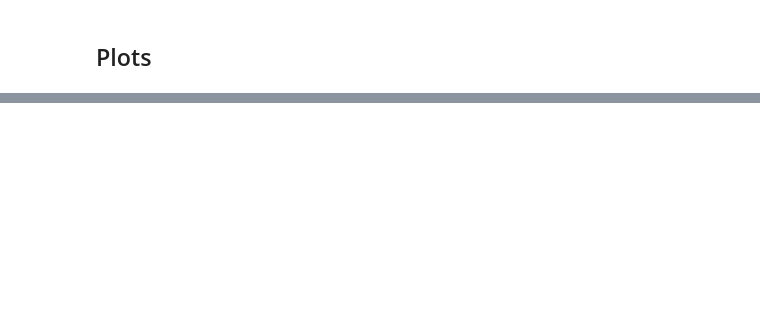
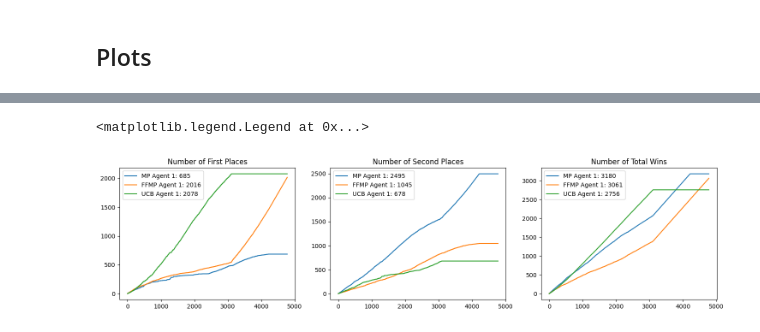
Before and after one commit to claudioarione/OnlineLearningApplications, a Jupyter notebook: requirement_4.ipynb, the cells around one changed output, grey strips where cells are left out. Cells and saved outputs as stored; diff of their text form; code cells hidden in the pictures; blank space fills up the shorter version.

Commit message:
Update requirement_4.ipynb
Implementation of generalized first price auction

```diff
--- a/requirement_4.ipynb
+++ b/requirement_4.ipynb
@@ -303,14 +357,0 @@ plt.show()
-# %%
-fig, axes = plt.subplots(nrows=n_player_per_type, ncols=player_types, figsize = (player_types*6,n_player_per_type*4))
-axes = axes.reshape((-1,))
-
-for i in range(n_advertisers):
-  axes[i].plot(bids_array[i])
-  axes[i].set_title(f'Chosen Bids of {player_types_name[i%3]} {int(i/3) + 1}')
-
-'''
-for i in range(n_advertisers):
-  plt.plot(bids_array[i], label=f'{player_types_name[i%3] {int(i/3) + 1}}')
-plt.legend()
-plt.show()
-'''
@@ -370,18 +357,0 @@ plt.show()
-# %%
-'''
-fig, axes = plt.subplots(nrows=n_player_per_type, ncols=player_types, figsize = (player_types*6,n_player_per_type*4))
-axes = axes.reshape((-1,))
-
-for i in range(n_advertisers):
-  cumulative_utilities = np.cumsum(utilities_array[i])
-  axes[i].plot(cumulative_utilities)
-  axes[i].set_title(f'Cumulative utility of {player_types_name[i%3]} {int(i/3) + 1}')
-'''
-
-for i in range(n_advertisers):
-  cumulative_utilities = np.cumsum(utilities_array[i])
-  plt.plot(cumulative_utilities,label=f'{player_types_name[i%3]} {int(i/3) + 1}')
-  plt.title('Cumulative Utility')
-
-plt.legend()
-plt.show()
@@ -682,0 +358,16 @@ Total # of Wins of player UCB Agent 1: 516
+# %%
+fig, axes = plt.subplots(nrows=1, ncols=3, figsize = (18,4))
+for i in range(n_advertisers):
+  axes[0].plot(np.array(extract_winners(1,i,winners_history)).cumsum(), label=f'{player_types_name[i%3]} {int(i/3) + 1}: {total_first_place_array[i]}')
+  axes[1].plot(np.array(extract_winners(2,i,winners_history)).cumsum(), label=f'{player_types_name[i%3]} {int(i/3) + 1}: {total_second_place_array[i]}')
+  axes[2].plot((np.array(extract_winners(1,i,winners_history)) + np.array(extract_winners(2,i,winners_history))).cumsum(), label=f'{player_types_name[i%3]} {int(i/3) + 1}: {total_first_place_array[i] + total_second_place_array[i]}')
+
+axes[0].set_title('Number of First Places')
+axes[0].legend()
+axes[1].set_title('Number of Second Places')
+axes[1].legend()
+axes[2].set_title('Number of Total Wins')
+axes[2].legend()
+# %% [output]
+<matplotlib.legend.Legend at 0x...>
+[figure, added]
```
Also changed, not shown: parts of 52 cells of this notebook.
